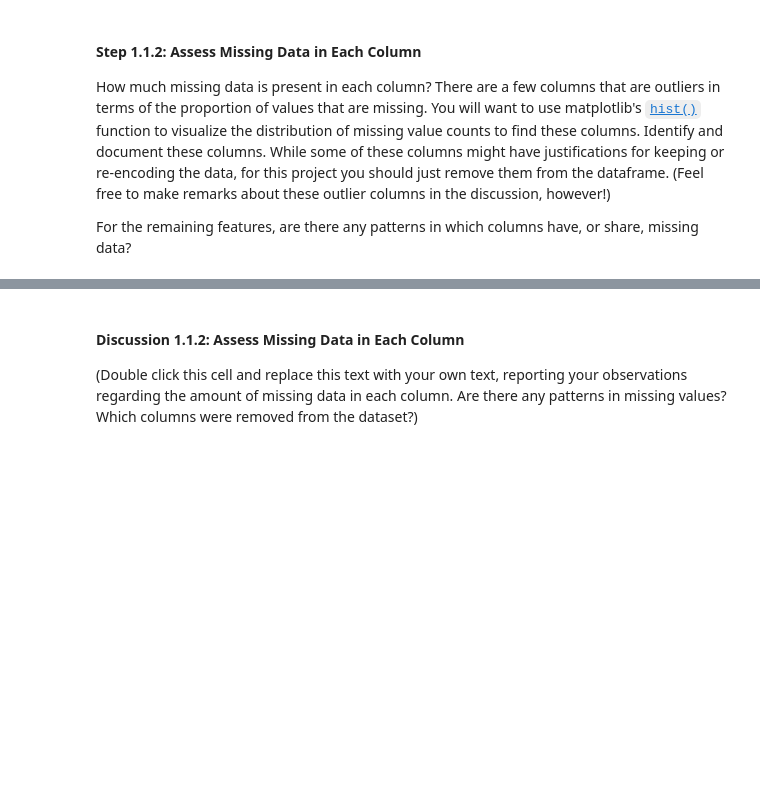
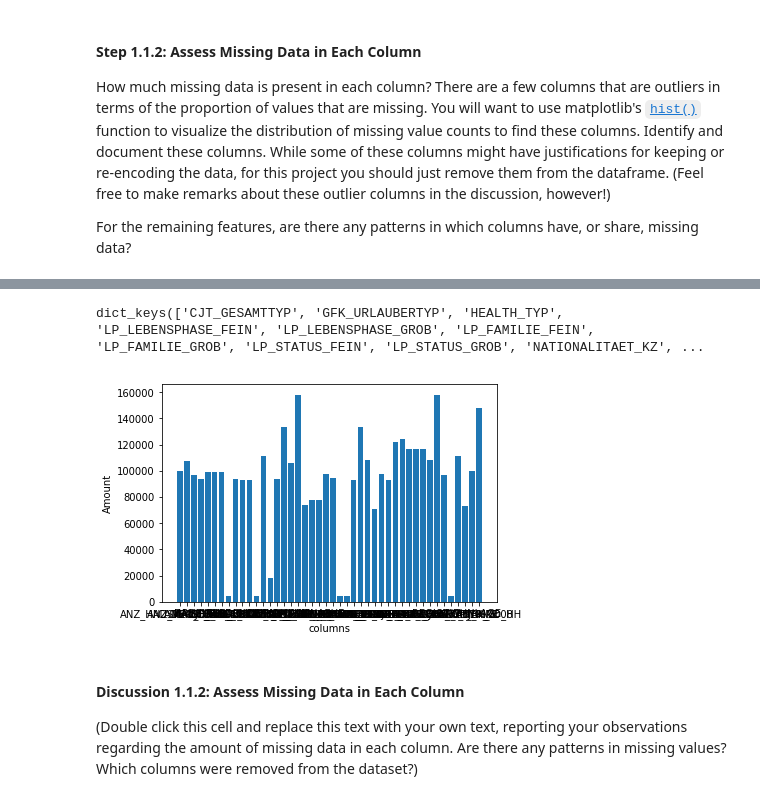
Before and after one commit to greulist137/Data-Science---Customer-Segments, a Jupyter notebook: Identify_Customer_Segments.ipynb, the cells around one changed output, grey strips where cells are left out. Drawn from its saved outputs; the diff is of its cells as text; code cells hidden in the pictures; blank space fills up the shorter version.

```diff
--- a/Identify_Customer_Segments.ipynb
+++ b/Identify_Customer_Segments.ipynb
@@ -157,3 +139,11 @@ RELAT_AB
 # %%
 # Remove the outlier columns from the dataset. (You'll perform other data
 # engineering tasks such as re-encoding and imputation later.)
+revised_column_dict = {}
+for column in azdias:
+    counts = azdias[column].isnull().sum()
+    if(counts > 200000):
+        azdias.drop(column, axis=1)
+    elif(counts > 0):
+        revised_column_dict[column] = counts
+print(revised_column_dict)
@@ -160,3 +157,16 @@ RELAT_AB
+# %%
+#Listed below are the names of the columns that have more than 200K NaN
+print(revised_column_dict.keys())
+# %% [output]
+dict_keys(['CJT_GESAMTTYP', 'GFK_URLAUBERTYP', 'HEALTH_TYP', 'LP_LEBENSPHASE_FEIN', 'LP_LEBENSPHASE_GROB', 'LP_FAMILIE_FEIN', 'LP_FAMILIE_GROB', 'LP_STATUS_FEIN', 'LP_STATUS_GROB', 'NATIONALITAET_KZ', ...
+# %%
+#Re-plot graph to ensure that the columns are now removed
+plt.bar(revised_column_dict.keys(), revised_column_dict.values())
+plt.xlabel('columns')
+plt.ylabel('Amount')
+plt.show()
+# %% [output]
+[figure, added]
 # %% [markdown]
 #### Discussion 1.1.2: Assess Missing Data in Each Column
 
```
Also changed, not shown: parts of 8 cells of this notebook.
